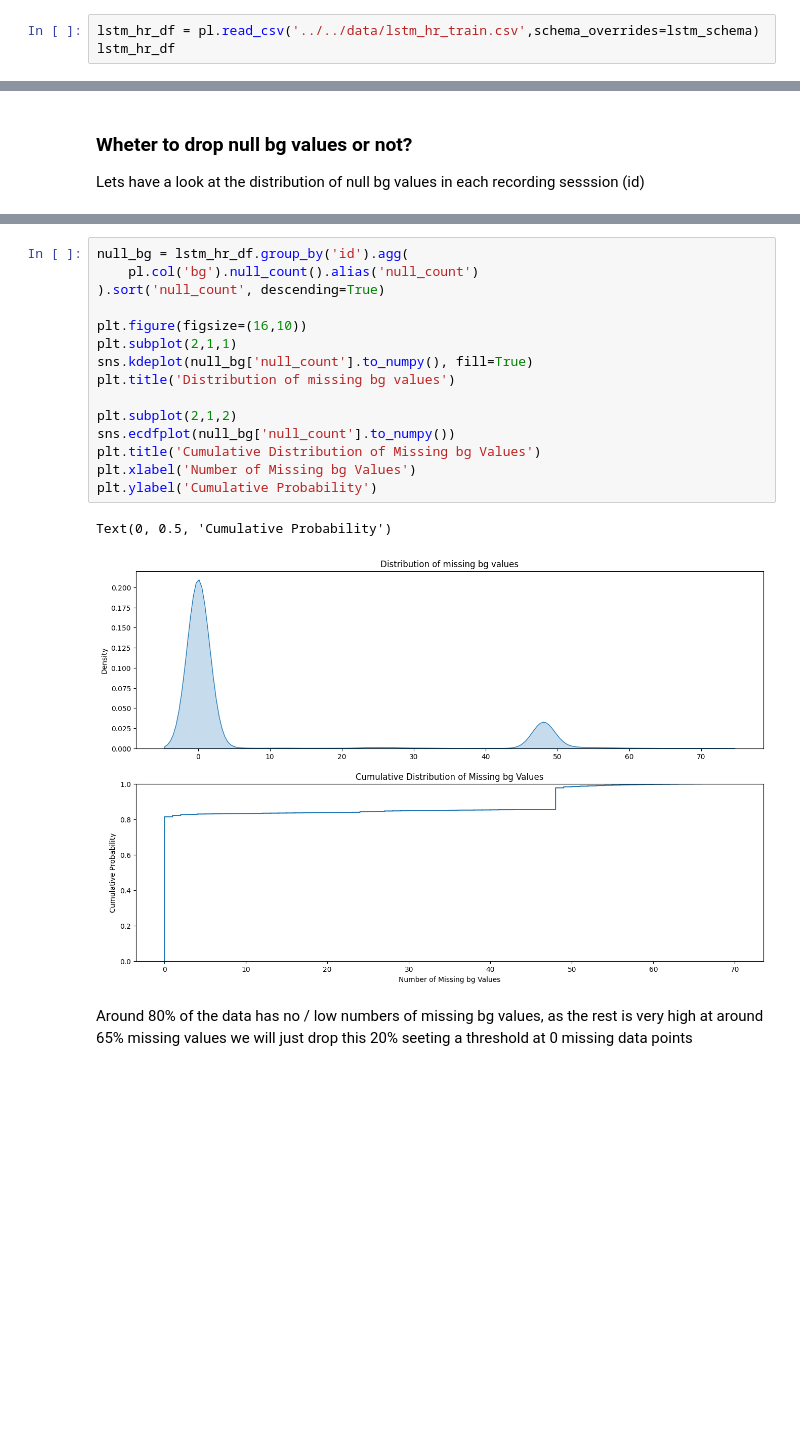
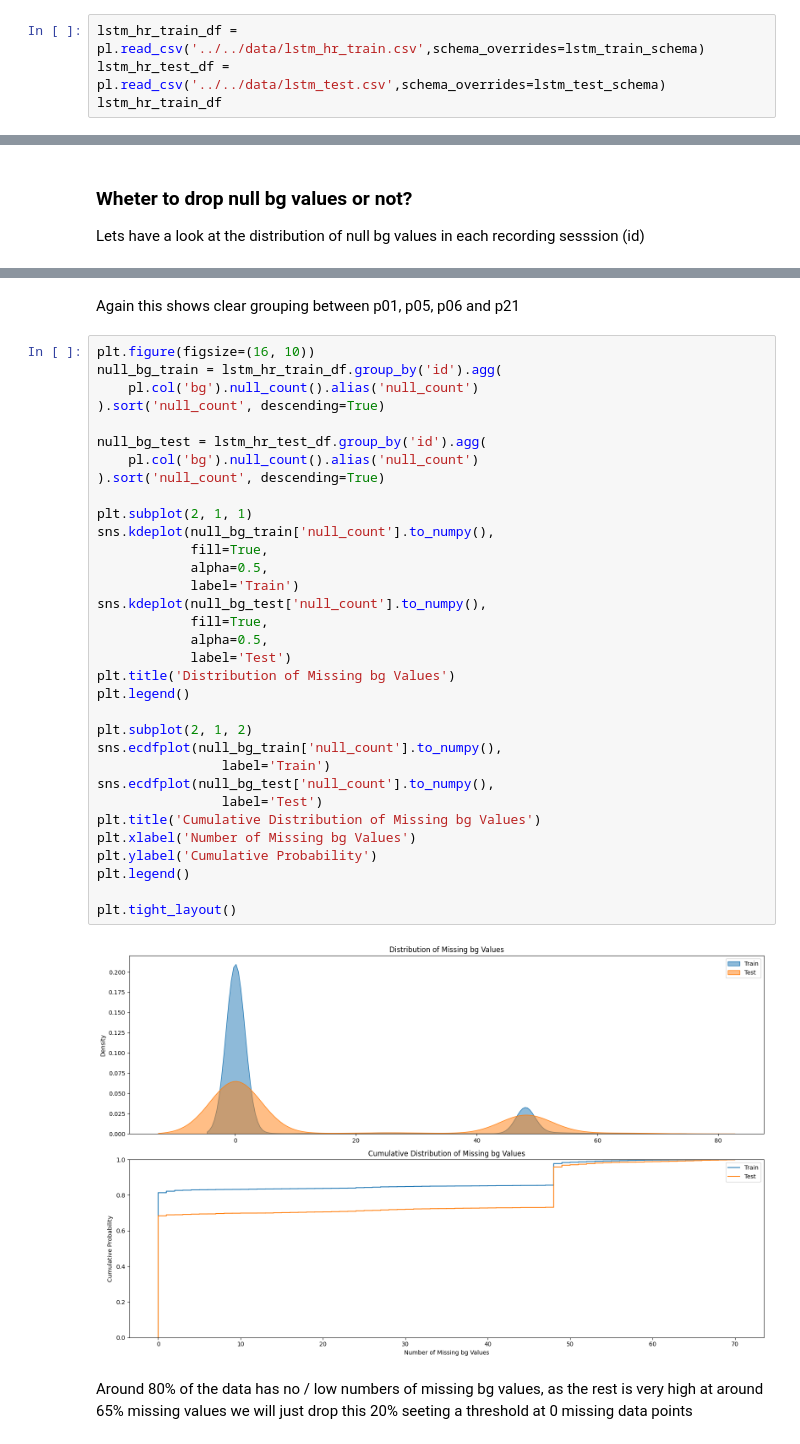
Before and after one commit to jamiemilsom/bloodGlucosePrediciton, a Jupyter notebook: src/notebooks/EDA.ipynb, the cells around one changed output, grey strips where cells are left out. Cells and saved outputs as stored; diff of their text form; blank space fills up the shorter version.

```diff
--- a/src/notebooks/EDA.ipynb
+++ b/src/notebooks/EDA.ipynb
@@ -655,4 +758,5 @@ Number of missing 'hr' values: 3709094
 # %%
-lstm_hr_df = pl.read_csv('../../data/lstm_hr_train.csv',schema_overrides=lstm_schema)
-lstm_hr_df
+lstm_hr_train_df = pl.read_csv('../../data/lstm_hr_train.csv',schema_overrides=lstm_train_schema)
+lstm_hr_test_df = pl.read_csv('../../data/lstm_test.csv',schema_overrides=lstm_test_schema)
+lstm_hr_train_df
 # %% [output]
@@ -676,21 +858,40 @@ Lets have a look at the distribution of null bg values in each recording sesssio
+# %% [markdown]
+Again this shows clear grouping between p01, p05, p06 and p21
 # %%
-null_bg = lstm_hr_df.group_by('id').agg(
+plt.figure(figsize=(16, 10))
+null_bg_train = lstm_hr_train_df.group_by('id').agg(
     pl.col('bg').null_count().alias('null_count')
 ).sort('null_count', descending=True)
 
-plt.figure(figsize=(16,10))
-plt.subplot(2,1,1)
-sns.kdeplot(null_bg['null_count'].to_numpy(), fill=True)
-plt.title('Distribution of missing bg values')
+null_bg_test = lstm_hr_test_df.group_by('id').agg(
+    pl.col('bg').null_count().alias('null_count')
+).sort('null_count', descending=True)
 
-plt.subplot(2,1,2)
-sns.ecdfplot(null_bg['null_count'].to_numpy())
+plt.subplot(2, 1, 1)
+sns.kdeplot(null_bg_train['null_count'].to_numpy(),
+            fill=True,
+            alpha=0.5,
+            label='Train')
+sns.kdeplot(null_bg_test['null_count'].to_numpy(),
+            fill=True,
+            alpha=0.5,
+            label='Test')
+plt.title('Distribution of Missing bg Values')
+plt.legend()
+
+plt.subplot(2, 1, 2)
+sns.ecdfplot(null_bg_train['null_count'].to_numpy(),
+                label='Train')
+sns.ecdfplot(null_bg_test['null_count'].to_numpy(),
+                label='Test')
 plt.title('Cumulative Distribution of Missing bg Values')
 plt.xlabel('Number of Missing bg Values')
 plt.ylabel('Cumulative Probability')
+plt.legend()
+
+plt.tight_layout()
 # %% [output]
-Text(0, 0.5, 'Cumulative Probability')
-[figure, old version]
+[figure, new version]
 # %% [markdown]
 Around 80% of the data has no / low numbers of missing bg values, as the rest is very high at around 65% missing values we will just drop this 20% seeting a threshold at 0 missing data points
 # %%
```
Also changed, not shown: parts of 41 cells of this notebook, 3 other files.
